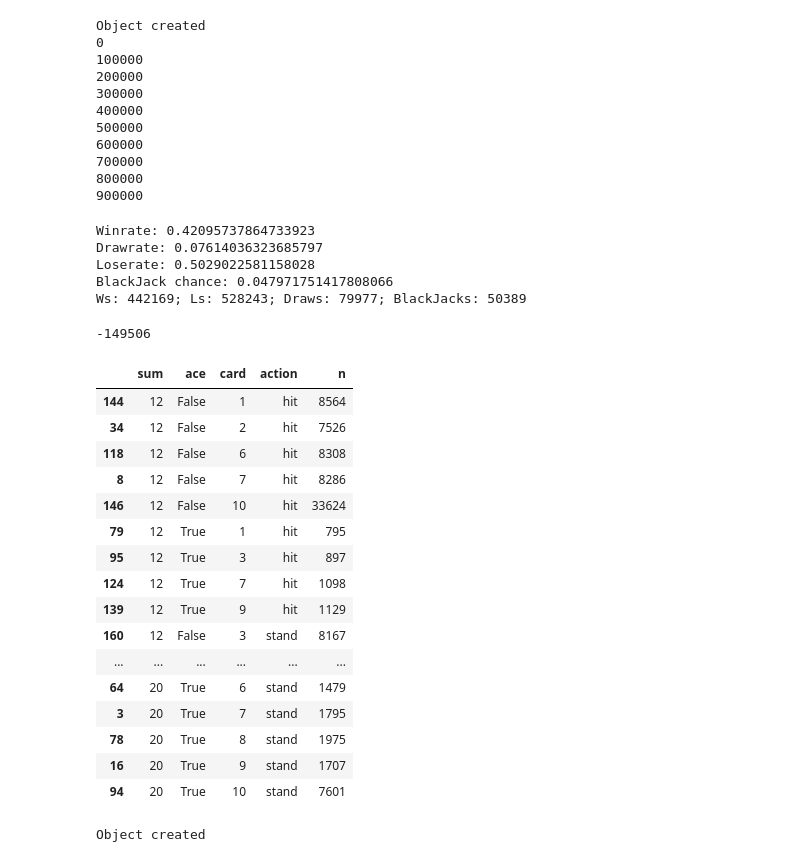
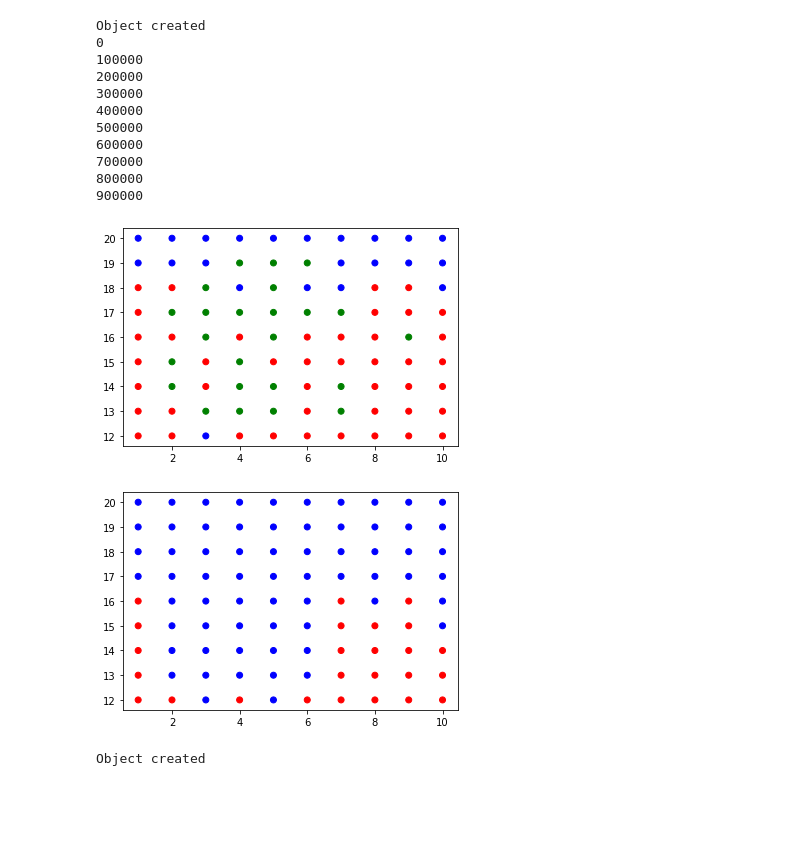
Before and after one commit to i4ata/RLPproject, a Jupyter notebook: Project.ipynb, the cells around one changed output. Drawn from its saved outputs; the diff is of its cells as text; code cells hidden in the pictures; blank space fills up the shorter version.

```diff
--- a/Project.ipynb
+++ b/Project.ipynb
@@ -33,6 +33,7 @@ for i in range(epochs):
         print(i)
 
     game.start()
+    first = True
 
     visited_states = []
     performed_actions = []
@@ -41,7 +42,12 @@ for i in range(epochs):
 
         state = game.get_current_state()
 
-        action = choose_action(state, pi, 0.05, actions)
+        action = pi[state]
+
+        if first:
+            #action = choose_action(state, pi, .5, actions) # facilitates exploring starts
+            action = np.random.choice(actions)
+            first = False
 
         visited_states.append(state)
         performed_actions.append(action)
@@ -63,8 +69,8 @@ for i in range(epochs):
         N[s] += 1 # count occurences of states
 
         # update the Q-value
-        #Q[s][a] += (reward - Q[s][a]) / N[s]
-        Q[s][a] += alpha * (reward - Q[s][a])
+        Q[s][a] += (reward - Q[s][a]) / N[s]
+        #Q[s][a] += alpha * (reward - Q[s][a])
 
     for s in visited_states:
 
@@ -92,18 +98,6 @@ def get_stats(game):
     print("BlackJack chance: " + str(game.blackjacks / all_outcomes))
     print("Ws: " + str(game.wins + game.blackjacks) + "; Ls: " + str(game.losses) +
           "; Draws: " + str(game.draws) + "; BlackJacks: " + str(game.blackjacks))
-# %%
-get_stats(game)
-# %% [output]
-Winrate: 0.42095737864733923
-Drawrate: 0.07614036323685797
-Loserate: 0.5029022581158028
-BlackJack chance: 0.047971751417808066
-Ws: 442169; Ls: 528243; Draws: 79977; BlackJacks: 50389
-# %%
-sum(rewards)
-# %% [output]
--149506
 # %%
 sums = [a for (a,_,_) in pi]
 ace = [b for (_,b,_) in pi]
@@ -112,26 +106,22 @@ ps = np.array(list((map(lambda x: list(softmax(x)), [list(qs.values()) for qs in
 
 df = pd.DataFrame({"sum" : sums, "ace" : ace, "card" : card,
                    "action" : pi.values(), "n" : N.values()})
-# %%
-df.sort_values(["sum", "action", "ace", "card"])
-# %% [output]
-|  | sum | ace | card | action | n |
-| 144 | 12 | False | 1 | hit | 8564 |
-| 34 | 12 | False | 2 | hit | 7526 |
-| 118 | 12 | False | 6 | hit | 8308 |
-| 8 | 12 | False | 7 | hit | 8286 |
-| 146 | 12 | False | 10 | hit | 33624 |
-| 79 | 12 | True | 1 | hit | 795 |
-| 95 | 12 | True | 3 | hit | 897 |
-| 124 | 12 | True | 7 | hit | 1098 |
-| 139 | 12 | True | 9 | hit | 1129 |
-| 160 | 12 | False | 3 | stand | 8167 |
-| ... | ... | ... | ... | ... | ... |
-| 64 | 20 | True | 6 | stand | 1479 |
-| 3 | 20 | True | 7 | stand | 1795 |
-| 78 | 20 | True | 8 | stand | 1975 |
-| 16 | 20 | True | 9 | stand | 1707 |
-| 94 | 20 | True | 10 | stand | 7601 |
+# %%
+with_ace = df[df["ace"] == True][["sum", "card", "action"]]
+no_ace = df[df["ace"] == False][["sum", "card", "action"]]
+
+with_ace['action'] = with_ace['action'].map({"hit" : "red", "stand" : "blue", "double" : "green"})
+no_ace['action'] = no_ace['action'].map({"hit" : "red", "stand" : "blue", "double" : "green"})
+# %%
+plt.scatter(with_ace["card"], with_ace["sum"], c = with_ace["action"])
+plt.show()
+# %% [output]
+[figure, added]
+# %%
+plt.scatter(no_ace["card"], no_ace["sum"], c = no_ace["action"])
+plt.show()
+# %% [output]
+[figure, added]
 # %%
 game_test = BlackJack()
 test_episodes = 1_000_000
```
Also changed, not shown: parts of 5 cells of this notebook, 1 other file.
